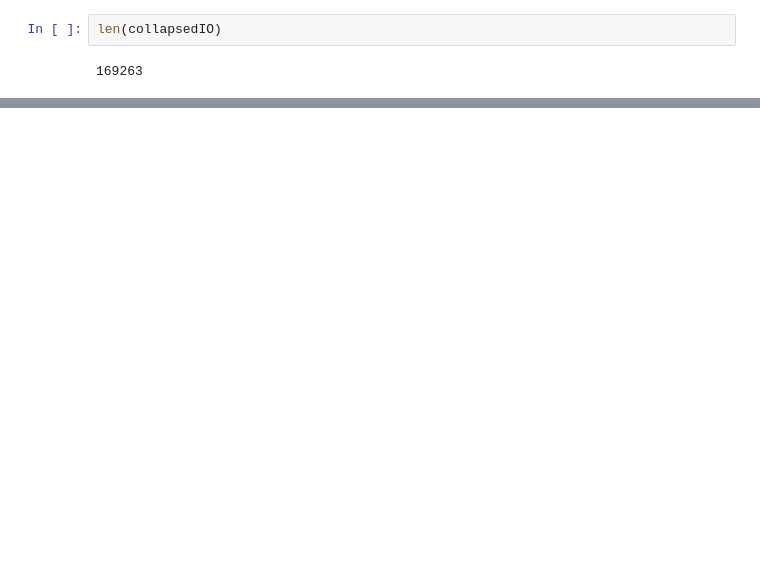
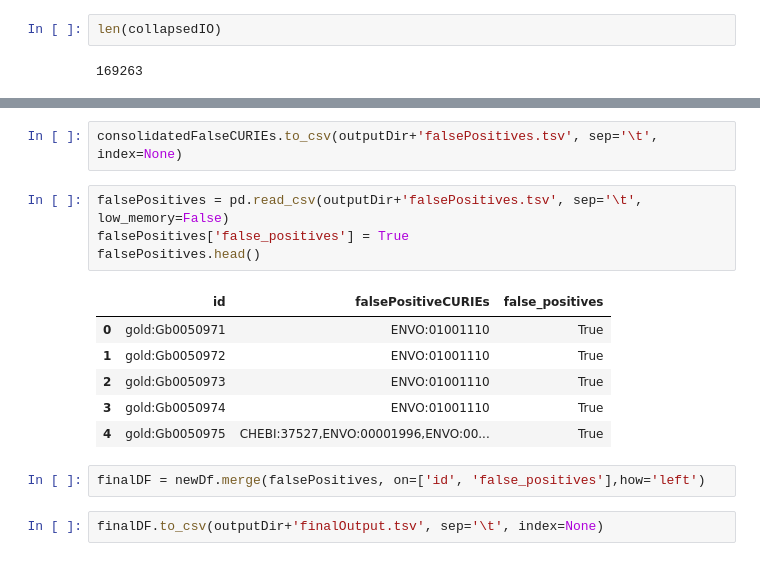
Before and after one commit to INCATools/biosample-analysis, a Jupyter notebook: src/notebooks/Gold database Analysis.ipynb, the cells around one changed output, grey strips where cells are left out. Drawn from its saved outputs; the diff is of its cells as text; blank space fills up the shorter version.

```diff
--- a/src/notebooks/Gold database Analysis.ipynb
+++ b/src/notebooks/Gold database Analysis.ipynb
@@ -102,0 +140,17 @@ len(collapsedIO)
+# %%
+consolidatedFalseCURIEs.to_csv(outputDir+'falsePositives.tsv', sep='\t', index=None)
+# %%
+falsePositives = pd.read_csv(outputDir+'falsePositives.tsv', sep='\t', low_memory=False)
+falsePositives['false_positives'] = True
+falsePositives.head()
+# %% [output]
+|  | id | falsePositiveCURIEs | false_positives |
+| 0 | gold:Gb0050971 | ENVO:01001110 | True |
+| 1 | gold:Gb0050972 | ENVO:01001110 | True |
+| 2 | gold:Gb0050973 | ENVO:01001110 | True |
+| 3 | gold:Gb0050974 | ENVO:01001110 | True |
+| 4 | gold:Gb0050975 | CHEBI:37527,ENVO:00001996,ENVO:00... | True |
+# %%
+finalDF = newDf.merge(falsePositives, on=['id', 'false_positives'],how='left')
+# %%
+finalDF.to_csv(outputDir+'finalOutput.tsv', sep='\t', index=None)
```
Also changed, not shown: parts of 6 cells of this notebook, 1 other file.
